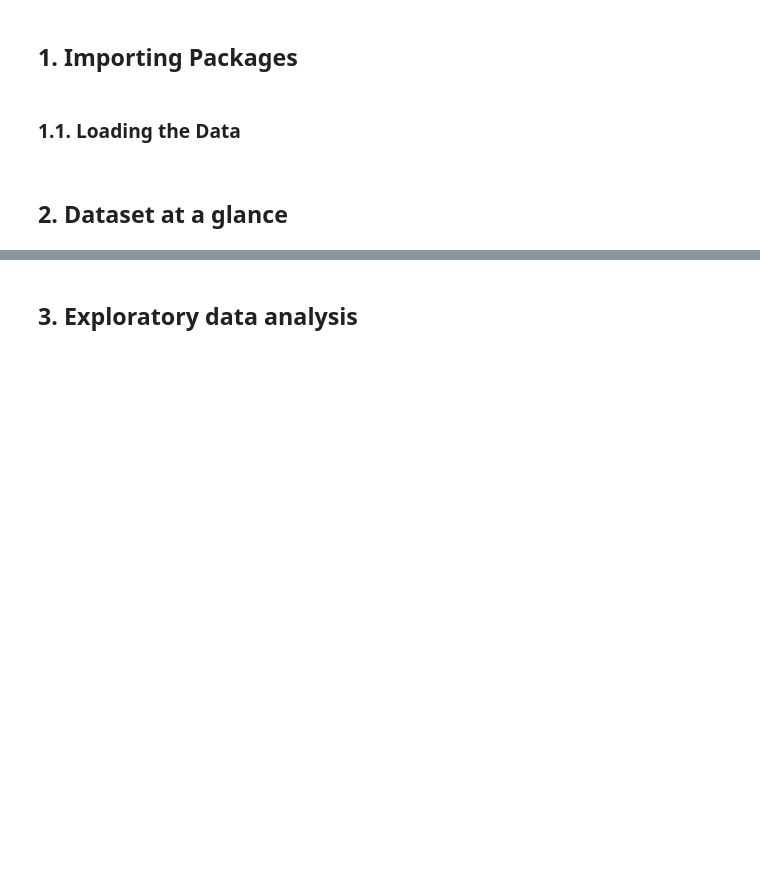
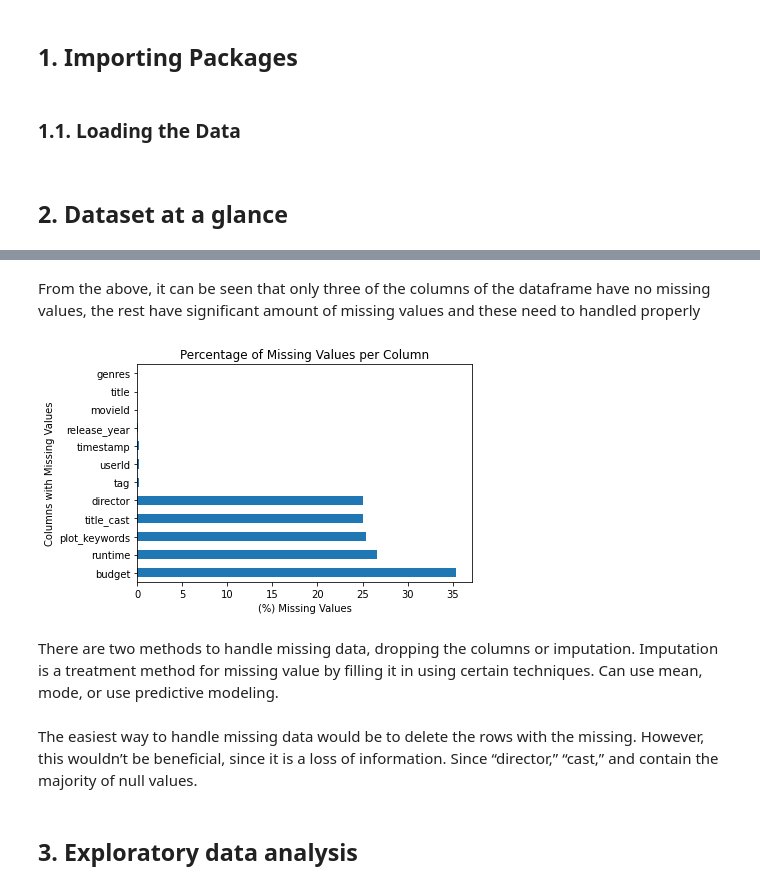
Before and after one commit to NgawethuMtirara/unsupervised-streamlit-teamcw3, a Jupyter notebook: Notebook/Team_CW3_Unsupervised.ipynb, the cells around one changed output, grey strips where cells are left out. Cells and saved outputs as stored; diff of their text form; code cells hidden in the pictures; blank space fills up the shorter version.

Commit message:
EDA on Notebook
EDA performed on notebook. Visuals generated.

```diff
--- a/Notebook/Team_CW3_Unsupervised.ipynb
+++ b/Notebook/Team_CW3_Unsupervised.ipynb
@@ -59,6 +133,16 @@ Providing an accurate and robust solution to this challenge has immense economic
 <a id="three"></a>
 ### 1.1. Loading the Data
 <a class="anchor" id="1.1">
+# %%
+# Loading the data
+train_df = pd.read_csv('/content/train.csv')
+test_df = pd.read_csv('/content/test.csv')
+movies_df = pd.read_csv('/content/movies.csv')
+tags_df = pd.read_csv('/content/tags.csv')
+links_df = pd.read_csv('/content/links.csv')
+imdb_df = pd.read_csv('/content/imdb_data.csv')
+genome_tags_df = pd.read_csv('/content/genome_tags.csv')
+genome_scores_df = pd.read_csv('/content/genome_scores.csv')
 # %% [markdown]
 <a id="section-two"></a>
 ## 2. Dataset at a glance
@@ -64,0 +242,5 @@ Providing an accurate and robust solution to this challenge has immense economic
+# %%
+# Inner join movies and imdb dataset to ensure we are working with the same set of movies
+main_df = movies_df.merge(imdb_df, how = 'inner', on = 'movieId')
+main_df = main_df.merge(tags_df, how = 'left', on = 'movieId')
+display_df(main_df)
@@ -64,0 +254,5 @@ Providing an accurate and robust solution to this challenge has immense economic
+# %%
+main_df['release_year'] = main_df["title"].str.extract(r"\((\d{4})\)$", expand=False)
+main_df["release_year"] = pd.to_numeric(main_df["release_year"])
+main_df["title"] = main_df.title.str.replace(r"\((\d{4})\)$", "")
+main_df.head(2)
@@ -64,0 +318,18 @@ Providing an accurate and robust solution to this challenge has immense economic
+# %% [markdown]
+From the above, it can be seen that only three of the columns of the dataframe have no missing values, the rest have significant amount of missing values and these need to handled properly
+# %%
+# The percentage of each column of missing values
+total = main_df.isnull().sum().sort_values(ascending=False)
+percent_1 = main_df.isnull().sum()/main_df.isnull().count()*100
+percent_2 = (round(percent_1, 1)).sort_values(ascending=False)
+missing_data = pd.concat([total, percent_2],
+                         axis=1, keys=['Total', '(%) missing'])
+missing_data['(%) missing'].plot(kind='barh')
+plt.xlabel('(%) Missing Values')
+plt.ylabel('Columns with Missing Values')
+plt.title('Percentage of Missing Values per Column')
+plt.show()
+# %% [output]
+[figure, added]
+# %% [markdown]
+There are two methods to handle missing data, dropping the columns or imputation. Imputation is a treatment method for missing value by filling it in using certain techniques. Can use mean, mode, or use predictive modeling.
@@ -65,3 +339,5 @@ Providing an accurate and robust solution to this challenge has immense economic
+# %% [markdown]
+The easiest way to handle missing data would be to delete the rows with the missing. However, this wouldn’t be beneficial, since it is a loss of information. Since “director,” “cast,” and  contain the majority of null values.
 # %% [markdown]
 <a id="section-two"></a>
 ## 3. Exploratory data analysis
```
Also changed, not shown: parts of 61 cells of this notebook.
